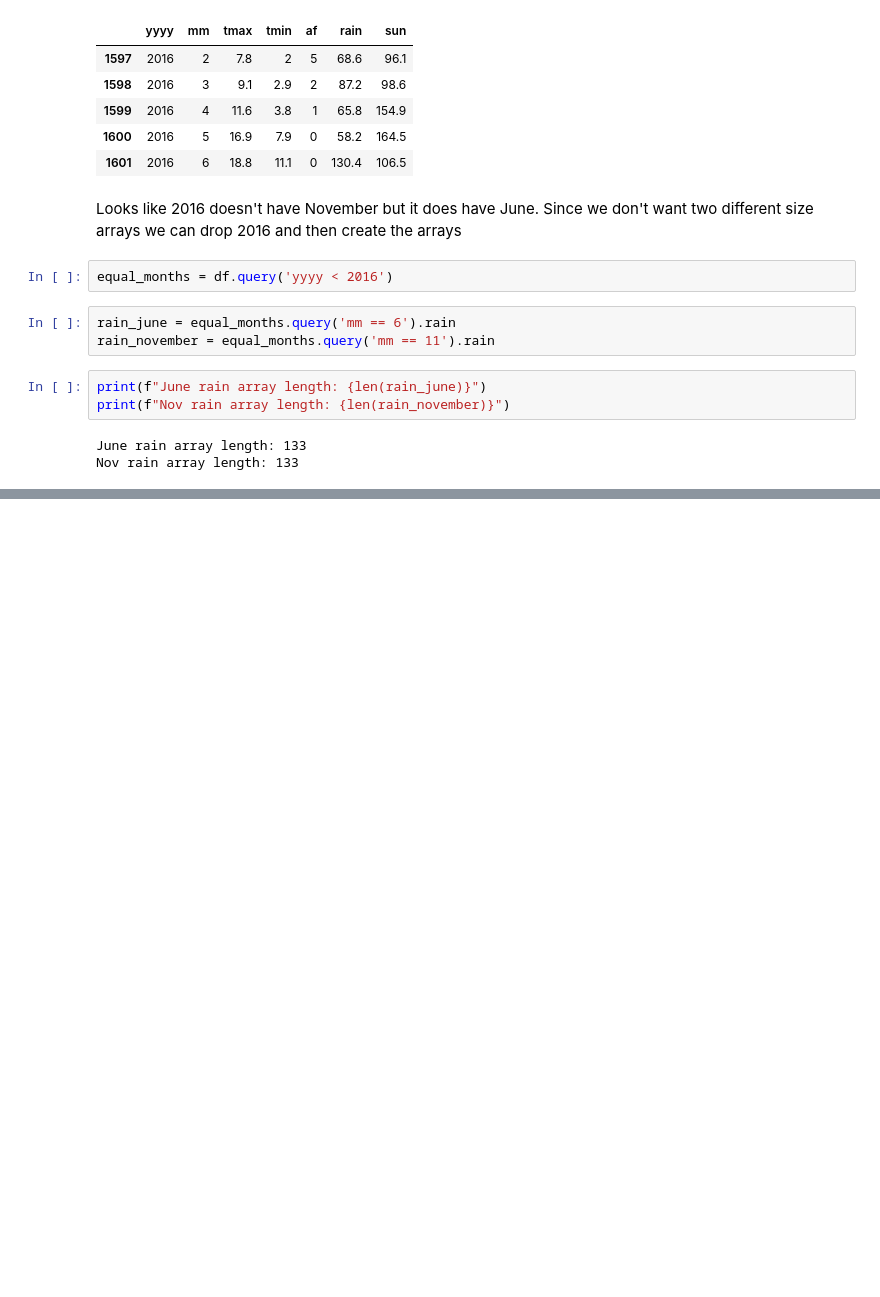
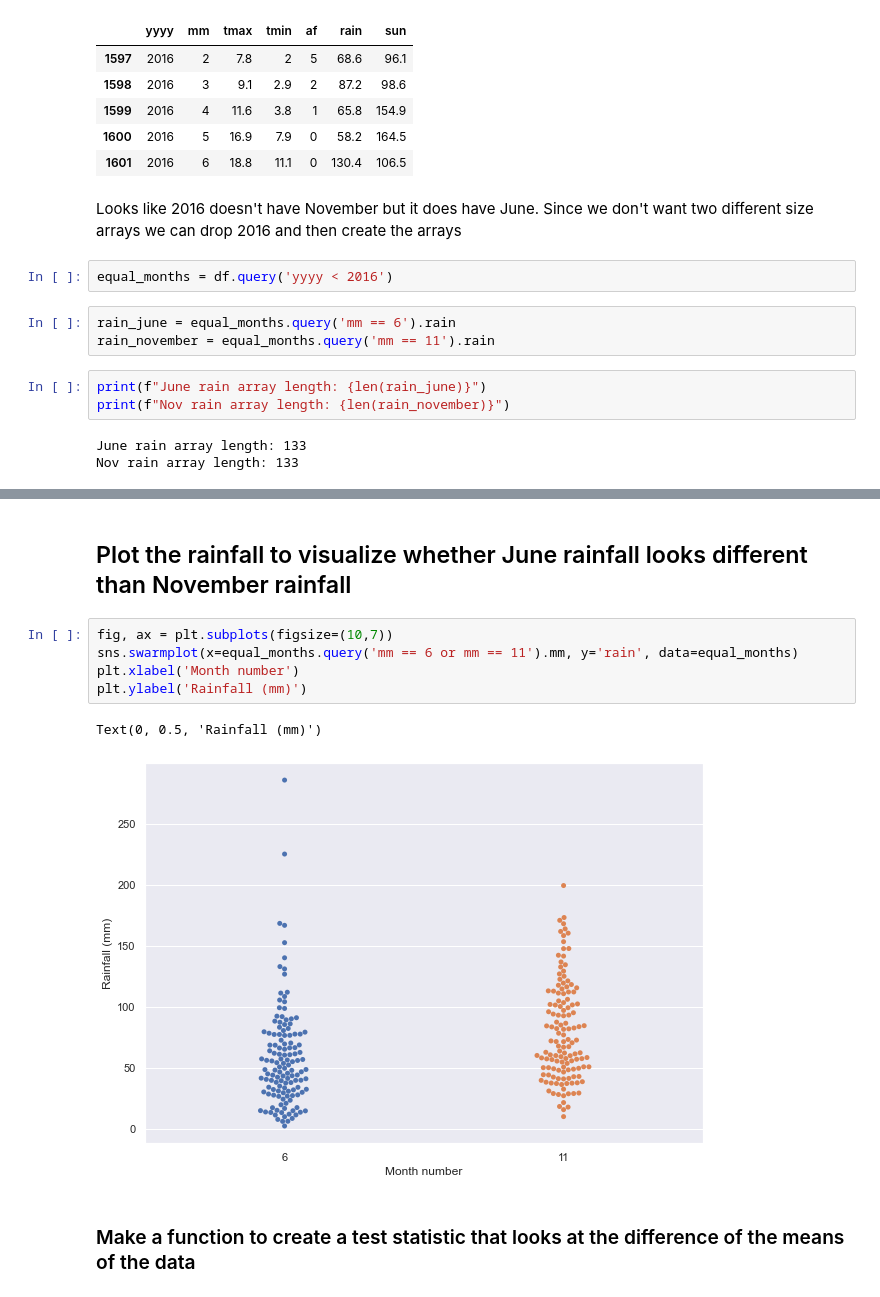
Before and after one commit to kipmadden/Statistical-Thinking, a Jupyter notebook: Sheffeild Weather Station Bootstrapping.ipynb, the cells around one changed output, grey strips where cells are left out. Cells and saved outputs as stored; diff of their text form; blank space fills up the shorter version.

```diff
--- a/Sheffeild Weather Station Bootstrapping.ipynb
+++ b/Sheffeild Weather Station Bootstrapping.ipynb
@@ -250,0 +283,12 @@ for _ in range(50):
+# %% [markdown]
+## Plot the rainfall to visualize whether June rainfall looks different than November rainfall
+# %%
+fig, ax = plt.subplots(figsize=(10,7))
+sns.swarmplot(x=equal_months.query('mm == 6 or mm == 11').mm, y='rain', data=equal_months)
+plt.xlabel('Month number')
+plt.ylabel('Rainfall (mm)')
+# %% [output]
+Text(0, 0.5, 'Rainfall (mm)')
+[figure, added]
+# %% [markdown]
+### Make a function to create a test statistic that looks at the difference of the means of the data
```
Also changed, not shown: parts of 10 cells of this notebook.
